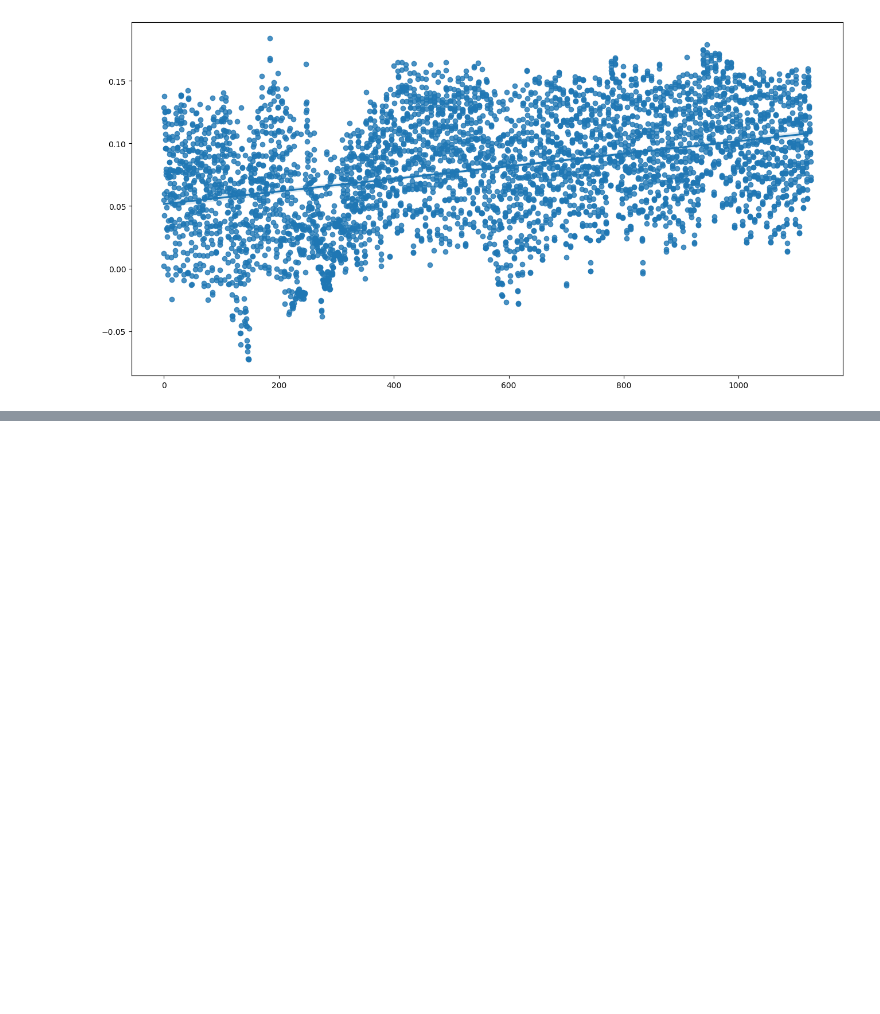
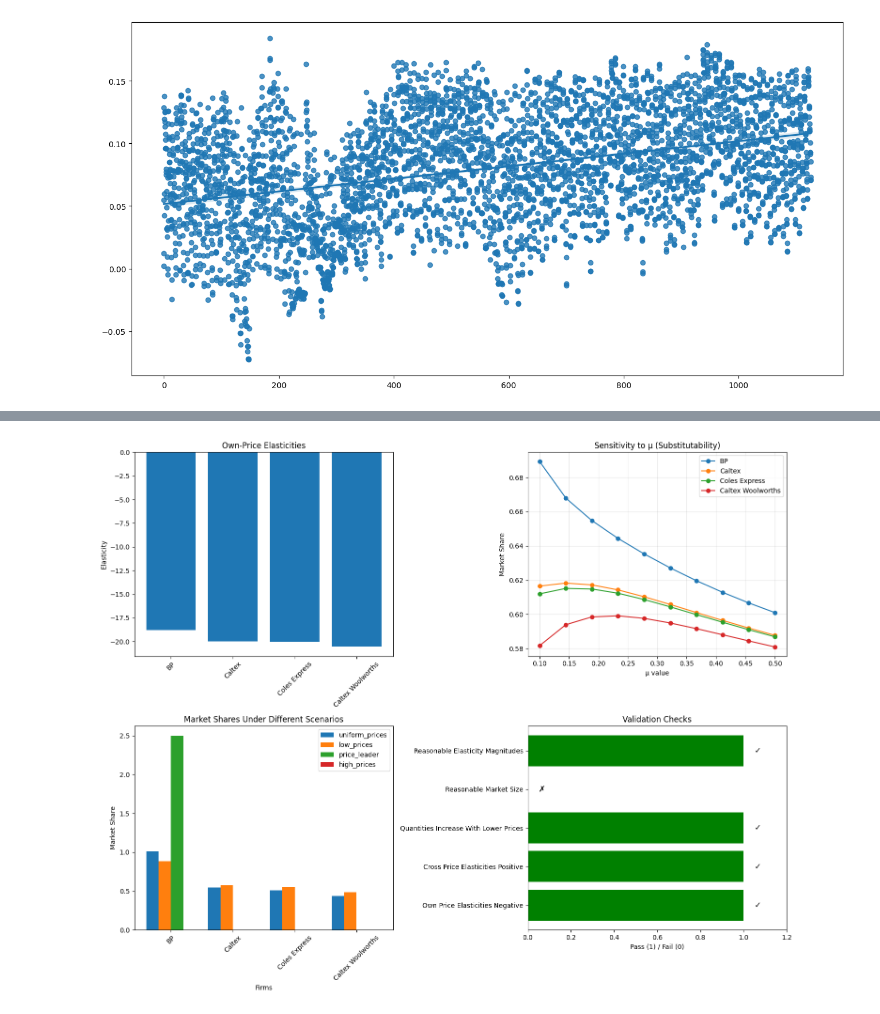
Before and after one commit to luciasauer/algorithmic_pricing_llms, a Jupyter notebook: notebooks/calvano_estimation.ipynb, the cells around one changed output, grey strips where cells are left out. Saved outputs shown, nothing was run; the diff lists cells and outputs as text; code cells hidden in the pictures; blank space fills up the shorter version.

Commit message:
Added Calvano sesnitivity analysis

```diff
--- a/notebooks/calvano_estimation.ipynb
+++ b/notebooks/calvano_estimation.ipynb
@@ -609,0 +835,92 @@ plt.show()
+# %%
+# Plot parameter sensitivity
+def plot_sensitivity_analysis(analysis_results):
+    """Create visualizations for sensitivity analysis"""
+
+    fig, axes = plt.subplots(2, 2, figsize=(15, 12))
+
+    # Plot 1: Own-price elasticities
+    elasticity_data = analysis_results["elasticities"].filter(
+        pl.col("type") == "own-price"
+    )
+
+    ax1 = axes[0, 0]
+    bars = ax1.bar(elasticity_data["demand_firm"], elasticity_data["elasticity"])
+    ax1.set_title("Own-Price Elasticities")
+    ax1.set_ylabel("Elasticity")
+    ax1.axhline(y=0, color="red", linestyle="--", alpha=0.7)
+    ax1.tick_params(axis="x", rotation=45)
+
+    # Plot 2: Parameter sensitivity for mu
+    if "mu" in analysis_results["parameter_sensitivity"]:
+        mu_data = analysis_results["parameter_sensitivity"]["mu"]
+
+        ax2 = axes[0, 1]
+        for firm in major_firms:
+            firm_data = mu_data.filter(pl.col("firm") == firm)
+            ax2.plot(firm_data["value"], firm_data["quantity"], label=firm, marker="o")
+
+        ax2.set_title("Sensitivity to μ (Substitutability)")
+        ax2.set_xlabel("μ value")
+        ax2.set_ylabel("Market Share")
+        ax2.legend()
+        ax2.grid(True, alpha=0.3)
+
+    # Plot 3: Scenario comparison
+    scenario_data = analysis_results["scenarios"]
+
+    ax3 = axes[1, 0]
+    scenarios = scenario_data["scenario"].unique()
+
+    # Create grouped bar chart
+    x = np.arange(len(major_firms))
+    width = 0.2
+
+    for i, scenario in enumerate(scenarios):
+        scenario_subset = scenario_data.filter(pl.col("scenario") == scenario)
+        quantities = [
+            scenario_subset.filter(pl.col("firm") == firm)["quantity"][0]
+            for firm in major_firms
+        ]
+        ax3.bar(x + i * width, quantities, width, label=scenario)
+
+    ax3.set_title("Market Shares Under Different Scenarios")
+    ax3.set_xlabel("Firms")
+    ax3.set_ylabel("Market Share")
+    ax3.set_xticks(x + width * (len(scenarios) - 1) / 2)
+    ax3.set_xticklabels(major_firms, rotation=45)
+    ax3.legend()
+
+    # Plot 4: Validation summary
+    ax4 = axes[1, 1]
+    validation = analysis_results["validation"]
+
+    checks = list(validation.keys())
+    passed = [1 if validation[check] else 0 for check in checks]
+    colors = ["green" if p else "red" for p in passed]
+
+    bars = ax4.barh(range(len(checks)), passed, color=colors)
+    ax4.set_yticks(range(len(checks)))
+    ax4.set_yticklabels([check.replace("_", " ").title() for check in checks])
+    ax4.set_xlabel("Pass (1) / Fail (0)")
+    ax4.set_title("Validation Checks")
+    ax4.set_xlim(0, 1.2)
+
+    # Add text annotations
+    for i, (bar, val) in enumerate(zip(bars, passed)):
+        ax4.text(
+            val + 0.05,
+            i,
+            "✓" if val else "✗",
+            va="center",
+            fontsize=12,
+            fontweight="bold",
+        )
+
+    plt.tight_layout()
+    plt.show()
+
+
+# Run the plotting function
+plot_sensitivity_analysis(analysis_results)
+# %% [output]
@@ -609,0 +944 @@ plt.show()
+[figure, added]
```
Also changed, not shown: parts of 12 cells of this notebook.
